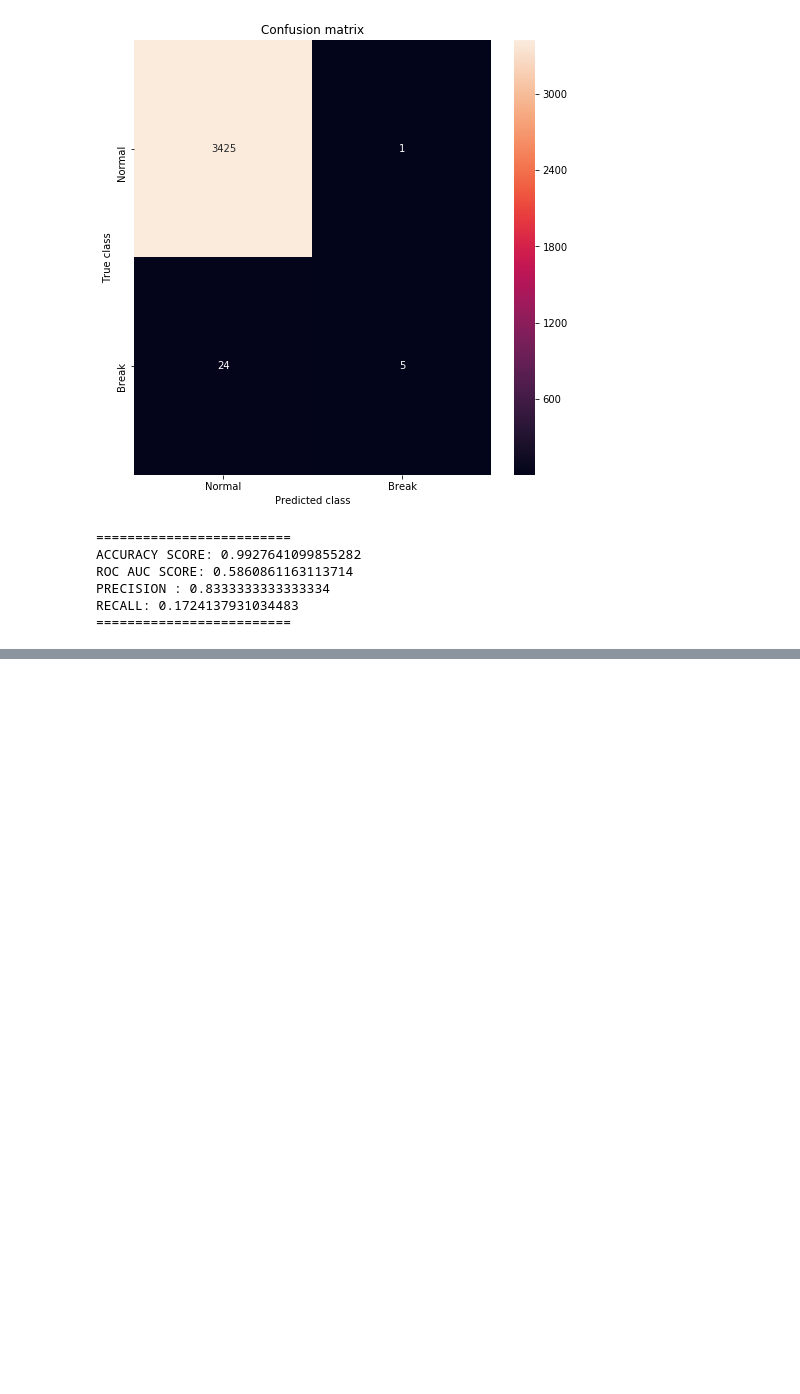
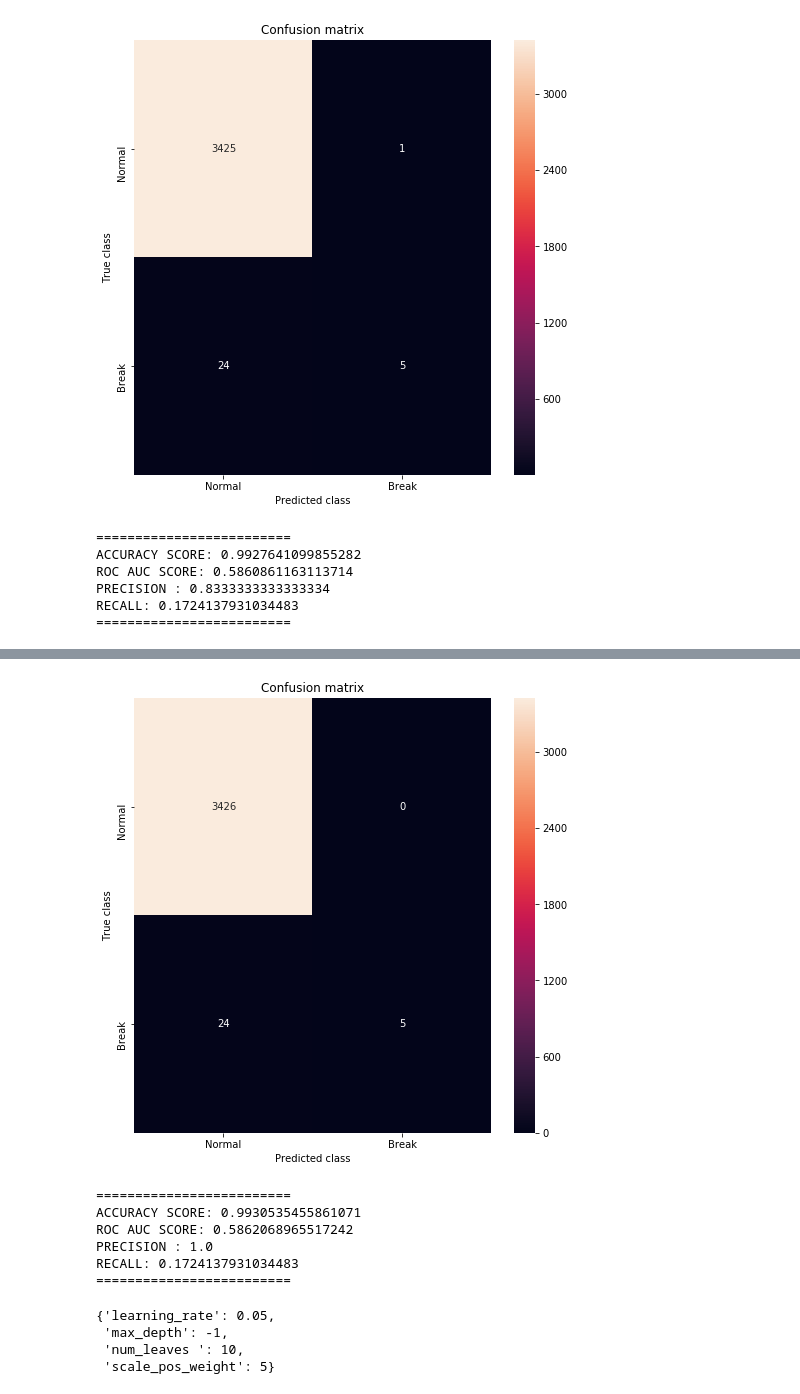
Before and after one commit to something-dot/verizon_live_pred_maint, a Jupyter notebook: classical_model_test/Boosting (Ada & XG).ipynb, the cells around one changed output, grey strips where cells are left out. Saved outputs shown, nothing was run; the diff lists cells and outputs as text; code cells hidden in the pictures; blank space fills up the shorter version.

Commit message:
Added LightGBM

```diff
--- a/classical_model_test/Boosting (Ada & XG).ipynb
+++ b/classical_model_test/Boosting (Ada & XG).ipynb
@@ -161,0 +182,35 @@ grid.best_params_
+# %%
+# Hyperparameter tuning for LightGBM
+
+clf = lgb.LGBMClassifier(scale_pos_weight=5)
+param_dist = {
+ 'num_leaves ': [10,20,30,31,], # 31 is default
+ 'max_depth' : [-1,5,10], # -1 is default
+ 'learning_rate' : [0.05,0.1,0.5,1], # 0.1 is default
+ 'scale_pos_weight' : [5,7,9]
+ }
+
+grid = GridSearchCV(clf, param_dist, n_jobs=-1, cv=3, scoring='roc_auc')
+grid.fit(X_train, y_train)
+
+y_pred = grid.best_estimator_.predict(X_test)
+y_prob = grid.predict_proba(X_test)[:,1]
+y_prob[y_pred == 0] = 0
+
+plot_confusion_matrix(y_pred, y_test, y_prob)
+# %% [output]
+[figure, added]
+=========================
+ACCURACY SCORE: 0.9930535455861071
+ROC AUC SCORE: 0.5862068965517242
+PRECISION : 1.0
+RECALL: 0.1724137931034483
+=========================
+# %%
+# Best parameters for LightGBM
+grid.best_params_
+# %% [output]
+{'learning_rate': 0.05,
+ 'max_depth': -1,
+ 'num_leaves ': 10,
+ 'scale_pos_weight': 5}
```
Also changed, not shown: parts of 4 cells of this notebook.
